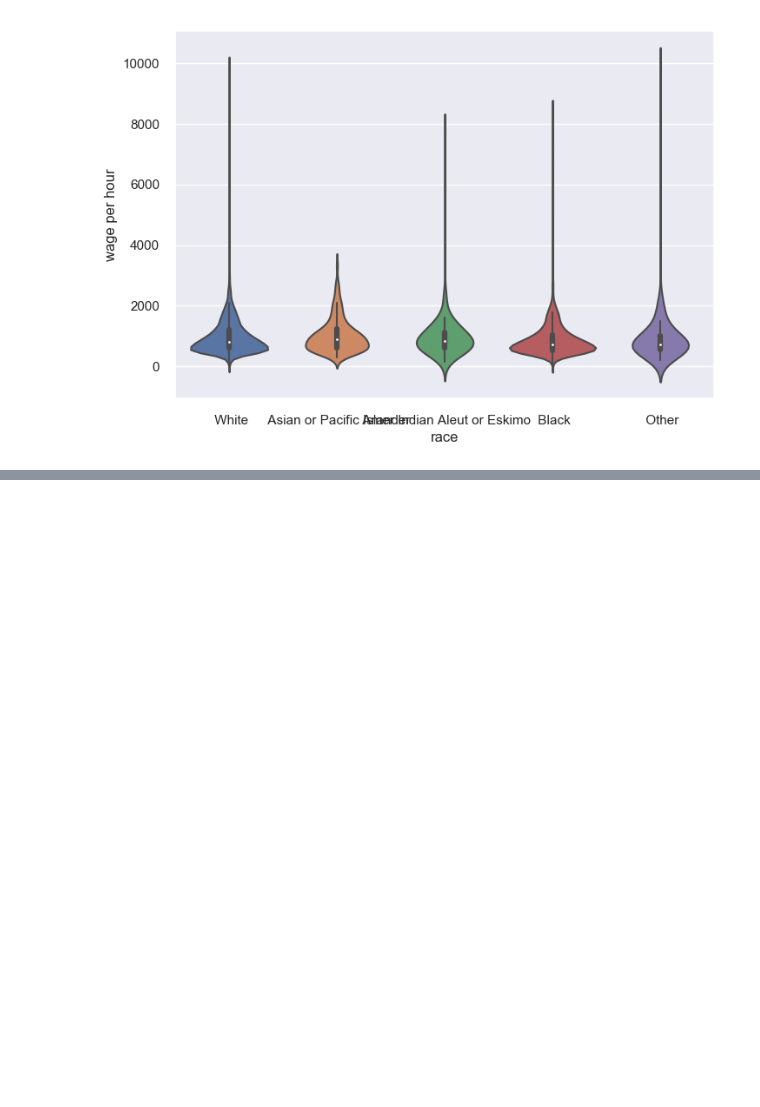
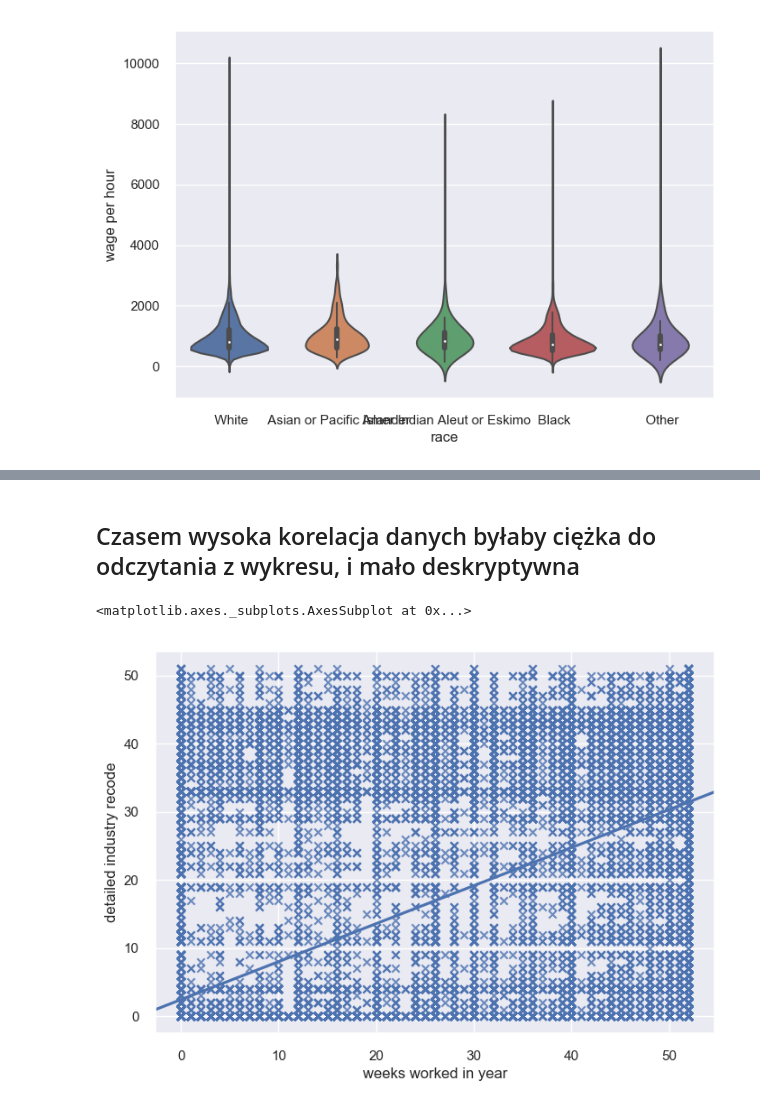
Before and after one commit to huntekah/Warsztaty_Big_Data_Allegro_Lidl, a Jupyter notebook: Warsztaty_Big_Data_Allegro_Lidl.ipynb, the cells around one changed output, grey strips where cells are left out. Saved outputs shown, nothing was run; the diff lists cells and outputs as text; code cells hidden in the pictures; blank space fills up the shorter version.

```diff
--- a/Warsztaty_Big_Data_Allegro_Lidl.ipynb
+++ b/Warsztaty_Big_Data_Allegro_Lidl.ipynb
@@ -228,0 +235,7 @@ sns.violinplot(y = wage_per_hour[wage_per_hour>0],  x = data["race"])
+# %% [markdown]
+## Czasem wysoka korelacja danych byłaby ciężka do odczytania z wykresu, i mało deskryptywna
+# %%
+sns.regplot(data["weeks worked in year"], data["detailed industry recode"], marker = "x")
+# %% [output]
+<matplotlib.axes._subplots.AxesSubplot at 0x...>
+[figure, added]
```
Also changed, not shown: parts of 7 cells of this notebook.
